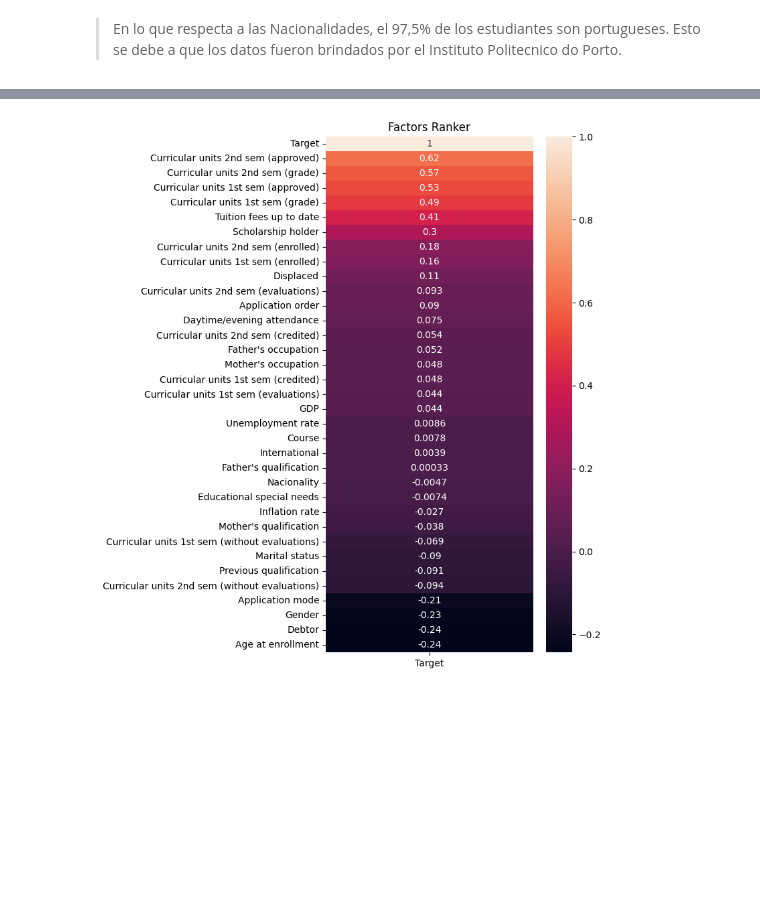
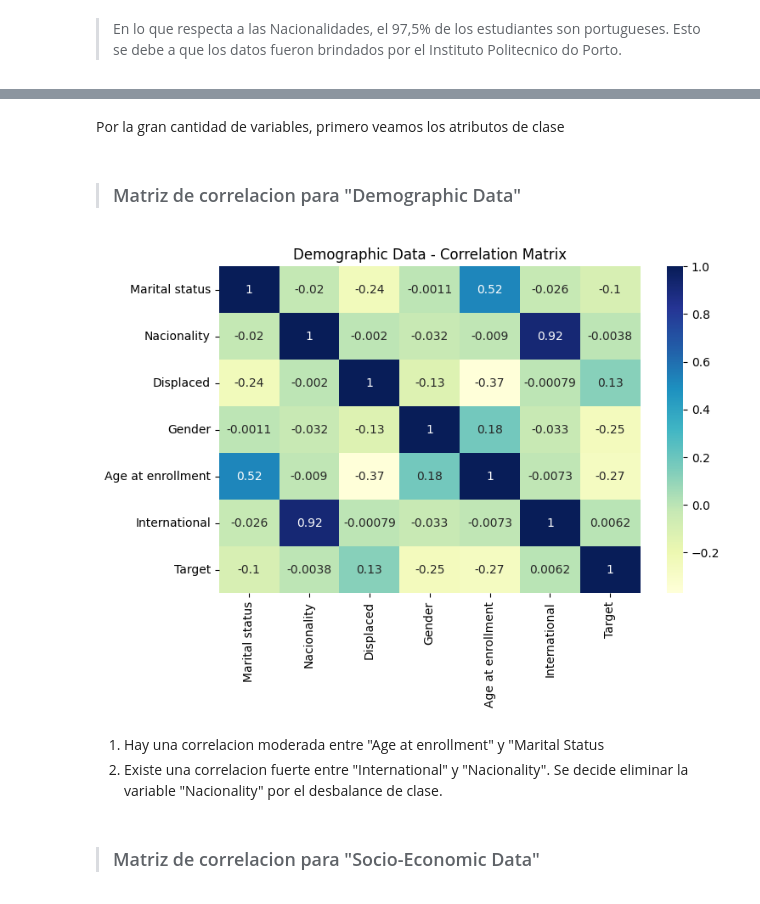
Before and after one commit to MartinJaureguy/Dropout-Prediction-Model, a Jupyter notebook: notebook/notebook.ipynb, the cells around one changed output, grey strips where cells are left out. Saved outputs shown, nothing was run; the diff lists cells and outputs as text; code cells hidden in the pictures; blank space fills up the shorter version.

```diff
--- a/notebook/notebook.ipynb
+++ b/notebook/notebook.ipynb
@@ -65,0 +68,5 @@ max           3.700000     3.510000       NaN
+# %%
+df = df[df.Target != "Enrolled"]
+df["Target"].value_counts().plot(kind="bar", figsize=(3,3), title="Target Distribution of Dataset")
+plt.xticks(rotation=0)
+plt.show()
@@ -145,4 +165,3 @@ plt.show()
 # %%
 df.replace("Dropout",0,inplace=True)
-df.replace("Enrolled",1,inplace=True)
-df.replace("Graduate",2,inplace=True)
+df.replace("Graduate",1,inplace=True)
@@ -149,7 +177,39 @@ df.replace("Graduate",2,inplace=True)
+# %% [markdown]
+Por la gran cantidad de variables, primero veamos los atributos de clase
+# %%
+# Demographic Data
+demo_df = df[["Marital status", "Nacionality", "Displaced", "Gender", "Age at enrollment", "International", "Target"]]
+
+# Socio Economic Data
+sc_df = df[["Mother's qualification", "Father's qualification", "Mother's occupation", "Father's occupation", "Educational special needs", "Debtor", "Tuition fees up to date", "Scholarship holder", "Target"]]
+
+# Macro and Academic Enrollment Data
+mae_df = df[['Unemployment rate', 'Inflation rate', 'GDP', 'Application mode', 'Application order', 'Course', 'Daytime/evening attendance', 'Previous qualification', 'Target']]
+
+# Academic Data
+ac_df = df[['Curricular units 1st sem (credited)',
+       'Curricular units 1st sem (enrolled)',
+       'Curricular units 1st sem (evaluations)',
+       'Curricular units 1st sem (approved)',
+       'Curricular units 1st sem (grade)',
+       'Curricular units 1st sem (without evaluations)',
+       'Curricular units 2nd sem (credited)',
+       'Curricular units 2nd sem (enrolled)',
+       'Curricular units 2nd sem (evaluations)',
+       'Curricular units 2nd sem (approved)',
+       'Curricular units 2nd sem (grade)',
+       'Curricular units 2nd sem (without evaluations)', 'Target']]
+# %% [markdown]
+> ### Matriz de correlacion para "Demographic Data"
 # %%
-plt.figure(figsize = (5,10))
-sns.heatmap(df.corr()[['Target']].sort_values(by='Target', ascending=False), annot = True)
-plt.title('Factors Ranker')
+fig, ax = plt.subplots(figsize=(8,5))
+sns.heatmap(demo_df.corr(), annot=True, cmap="YlGnBu")
+plt.title("Demographic Data - Correlation Matrix")
 plt.show()
 # %% [output]
-[figure, old version]
+[figure, new version]
+# %% [markdown]
+1. Hay una correlacion moderada entre "Age at enrollment" y "Marital Status
+2. Existe una correlacion fuerte entre "International" y "Nacionality". Se decide eliminar la variable "Nacionality" por el desbalance de clase.
+# %% [markdown]
+> ### Matriz de correlacion para "Socio-Economic Data"
```
Also changed, not shown: parts of 26 cells of this notebook.
